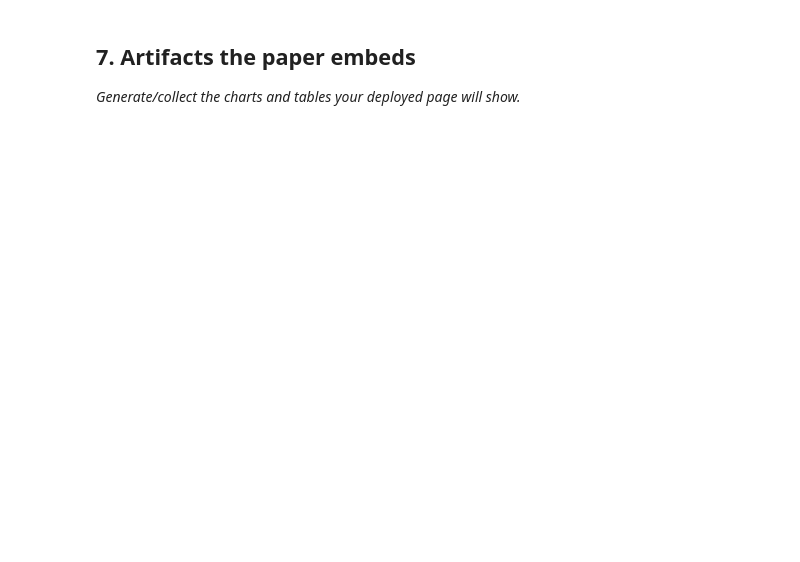
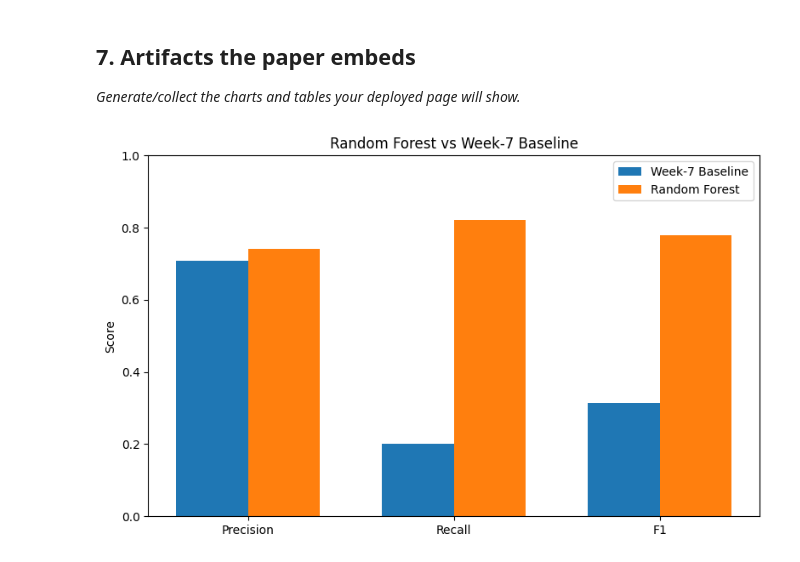
Before and after one commit to Ravikiranbathe/flyrank-ai, a Jupyter notebook: work/notebooks/capstone.ipynb, the cells around one changed output. Cells and saved outputs as stored; diff of their text form; code cells hidden in the pictures; blank space fills up the shorter version.

```diff
--- a/work/notebooks/capstone.ipynb
+++ b/work/notebooks/capstone.ipynb
@@ -16,0 +810,15 @@ This skeleton is yours to fill. Work the sections **in order** — each one has
+# %%
+# Evaluate the Week-7 baseline on the exact same test set
+
+baseline_test = model_data.iloc[test_idx]["baseline_pred"]
+
+baseline_results = {
+    "Accuracy": accuracy_score(y_test, baseline_test),
+    "Precision": precision_score(y_test, baseline_test),
+    "Recall": recall_score(y_test, baseline_test),
+    "F1": f1_score(y_test, baseline_test)
+}
+
+print("Week-7 baseline results:")
+for metric, value in baseline_results.items():
+    print(f"{metric}: {value:.4f}")
@@ -34,3 +1192,69 @@ This skeleton is yours to fill. Work the sections **in order** — each one has
 ## 7. Artifacts the paper embeds
 
 *Generate/collect the charts and tables your deployed page will show.*
+# %%
+# Section 7 — Create paper-ready result artifacts
+
+import matplotlib.pyplot as plt
+
+# 1. Model vs baseline metrics
+metrics_to_plot = ["Precision", "Recall", "F1"]
+
+baseline_values = [
+    baseline_results["Precision"],
+    baseline_results["Recall"],
+    baseline_results["F1"]
+]
+
+model_values = [
+    rf_results["Precision"],
+    rf_results["Recall"],
+    rf_results["F1"]
+]
+
+x = np.arange(len(metrics_to_plot))
+width = 0.35
+
+plt.figure(figsize=(8, 5))
+
+plt.bar(
+    x - width / 2,
+    baseline_values,
+    width,
+    label="Week-7 Baseline"
+)
+
+plt.bar(
+    x + width / 2,
+    model_values,
+    width,
+    label="Random Forest"
+)
+
+plt.xticks(x, metrics_to_plot)
+plt.ylim(0, 1)
+plt.ylabel("Score")
+plt.title("Random Forest vs Week-7 Baseline")
+plt.legend()
+plt.tight_layout()
+plt.show()
+
+
+# 2. Precision@K comparison
+ranking_plot = ranking_results.set_index("Method")[
+    ["Precision@20", "Precision@50", "Precision@100"]
+]
+
+ranking_plot.plot(
+    kind="bar",
+    figsize=(9, 5)
+)
+
+plt.ylim(0, 1)
+plt.ylabel("Precision")
+plt.title("Ranking Precision at K")
+plt.xticks(rotation=0)
+plt.tight_layout()
+plt.show()
+# %% [output]
+[figure, added]
```
Also changed, not shown: parts of 35 cells of this notebook.
